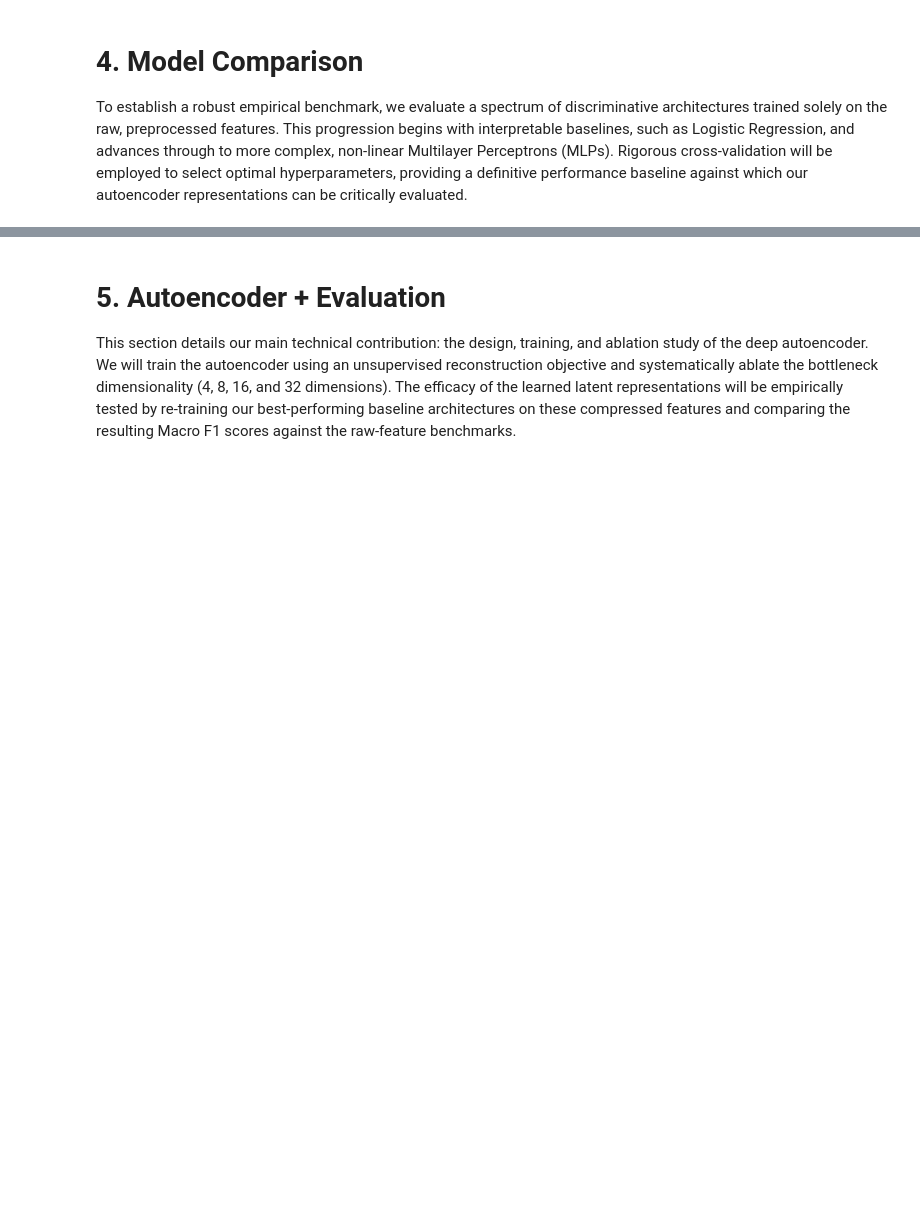
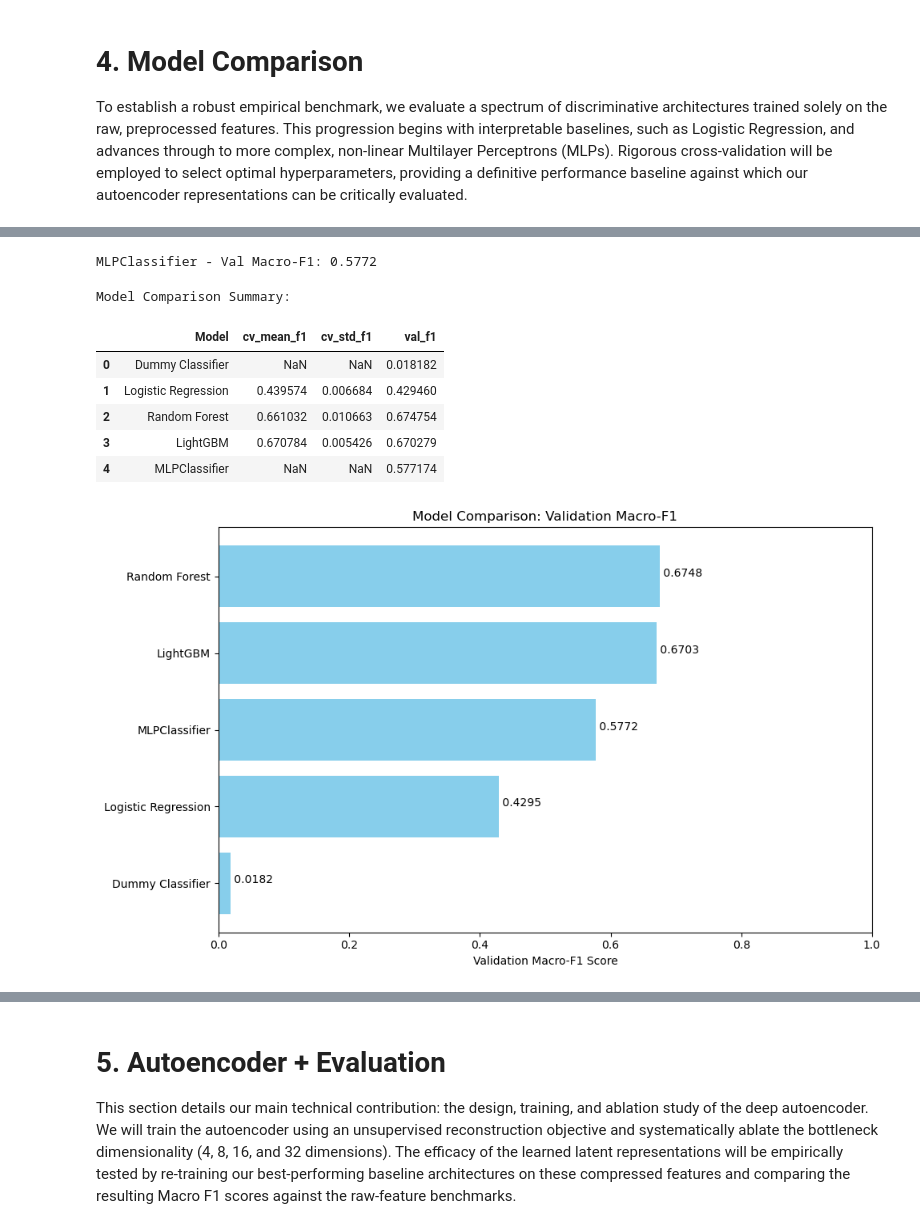
Before and after one commit to kellyc86/msin0097-predictive-analytics, a Jupyter notebook: notebooks/01_full_pipeline.ipynb, the cells around one changed output, grey strips where cells are left out. Drawn from its saved outputs; the diff is of its cells as text; code cells hidden in the pictures; blank space fills up the shorter version.

Commit message:
models: Stage 4 model comparison complete

```diff
--- a/notebooks/01_full_pipeline.ipynb
+++ b/notebooks/01_full_pipeline.ipynb
@@ -329,0 +524,68 @@ To establish a robust empirical benchmark, we evaluate a spectrum of discriminat
+# %%
+# Model 4: MLP (scikit-learn MLPClassifier)
+mlp = MLPClassifier(hidden_layer_sizes=(128, 64), max_iter=200, random_state=config.RANDOM_SEED)
+mlp.fit(X_train, y_train)
+y_pred_mlp = mlp.predict(X_val)
+f1_mlp = f1_score(y_val, y_pred_mlp, average='macro')
+
+model_results.append({
+    'Model': 'MLPClassifier',
+    'cv_mean_f1': np.nan,
+    'cv_std_f1': np.nan,
+    'val_f1': f1_mlp
+})
+
+print(f"MLPClassifier - Val Macro-F1: {f1_mlp:.4f}")
+# %% [output]
+MLPClassifier - Val Macro-F1: 0.5772
+# %%
+# Results Summary and Best Model Evaluation
+results_df = pd.DataFrame(model_results)
+
+# 1. Results comparison table
+print("Model Comparison Summary:")
+try:
+    display(results_df)
+except NameError:
+    print(results_df.to_string(index=False))
+
+# 2. Horizontal bar chart of val_f1 scores
+plt.figure(figsize=(10, 6))
+results_df_sorted = results_df.sort_values(by='val_f1')
+plt.barh(results_df_sorted['Model'], results_df_sorted['val_f1'], color='skyblue')
+plt.xlabel('Validation Macro-F1 Score')
+plt.title('Model Comparison: Validation Macro-F1')
+plt.xlim(0, 1)
+for index, value in enumerate(results_df_sorted['val_f1']):
+    plt.text(value, index, f" {value:.4f}")
+plt.tight_layout()
+plt.savefig('../figures/05_model_comparison.png')
+plt.show()
+
+# 3. Per-class F1 report for the best performing model
+best_model_idx = results_df['val_f1'].idxmax()
+best_model_name = results_df.loc[best_model_idx, 'Model']
+print(f"\nBest Model Based on Validation Macro-F1: {best_model_name}")
+
+if best_model_name == 'Logistic Regression':
+    y_pred_best = y_pred_lr
+elif best_model_name == 'Random Forest':
+    y_pred_best = y_pred_rf
+elif best_model_name == 'LightGBM':
+    y_pred_best = y_pred_lgbm
+elif best_model_name == 'MLPClassifier':
+    y_pred_best = y_pred_mlp
+else:
+    y_pred_best = y_pred_dummy
+
+print("\nClassification Report for Best Model:")
+print(classification_report(y_val, y_pred_best, target_names=encoder.classes_))
+# %% [output]
+Model Comparison Summary:
+|  | Model | cv_mean_f1 | cv_std_f1 | val_f1 |
+| 0 | Dummy Classifier | NaN | NaN | 0.018182 |
+| 1 | Logistic Regression | 0.439574 | 0.006684 | 0.429460 |
+| 2 | Random Forest | 0.661032 | 0.010663 | 0.674754 |
+| 3 | LightGBM | 0.670784 | 0.005426 | 0.670279 |
+| 4 | MLPClassifier | NaN | NaN | 0.577174 |
+[figure, added]
```
Also changed, not shown: parts of 7 cells of this notebook, 1 other file.
